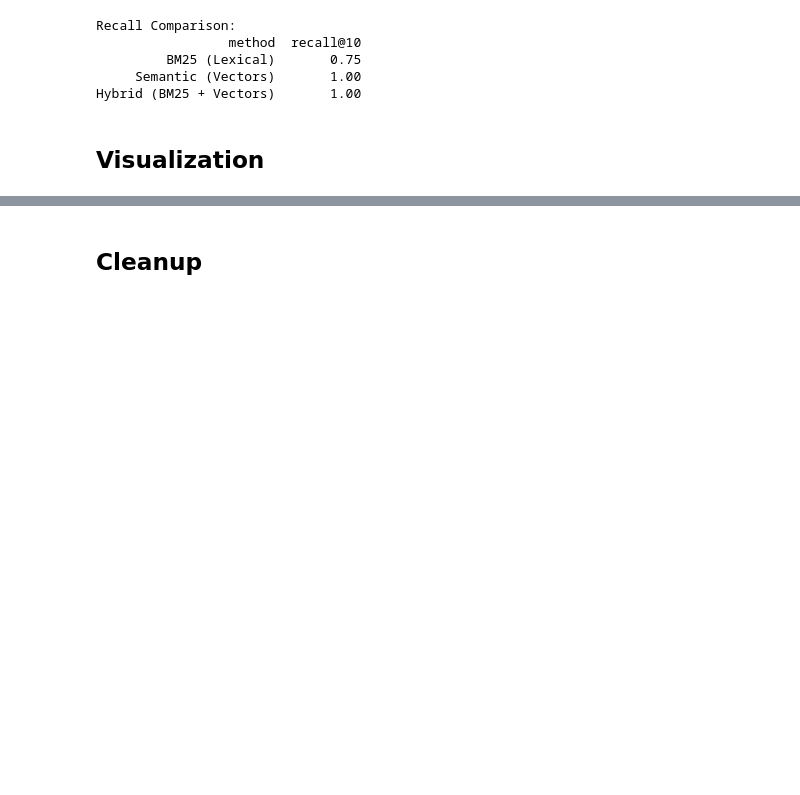
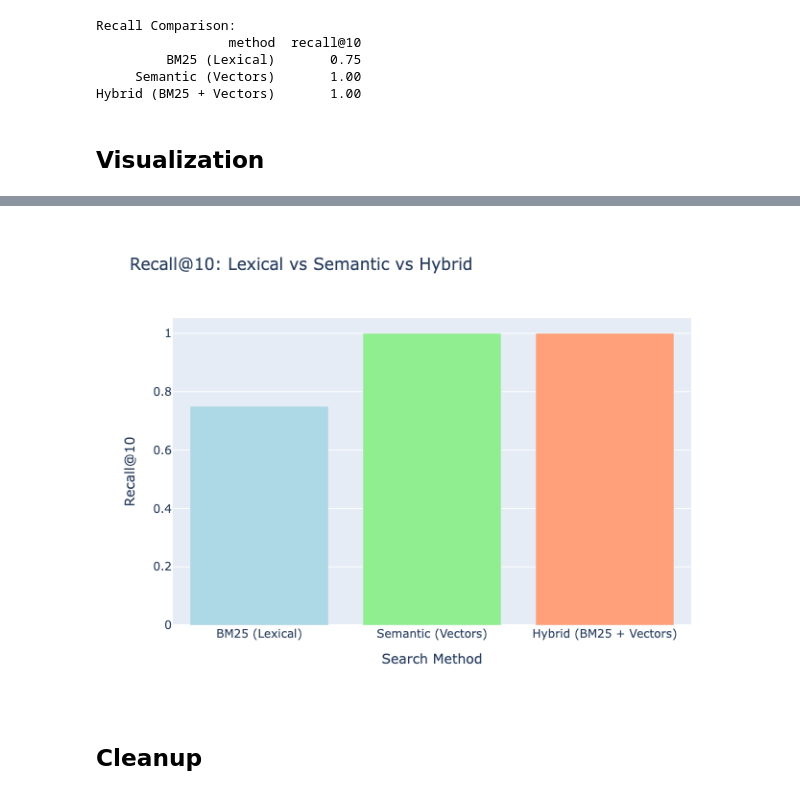
Before and after one commit to Delacrobix/Getting-started-with-relevance-tuning, a Jupyter notebook: notebook.ipynb, the cells around one changed output, grey strips where cells are left out. Cells and saved outputs as stored; diff of their text form; code cells hidden in the pictures; blank space fills up the shorter version.

Commit message:
changing the image rendering

```diff
--- a/notebook.ipynb
+++ b/notebook.ipynb
@@ -334,8 +334,6 @@ Hybrid (BM25 + Vectors)       1.00
 ## Visualization
 # %%
 # Create visualization comparing recall across methods
-from IPython.display import HTML
-
 fig = go.Figure()
 
 fig.add_trace(
@@ -354,5 +352,5 @@ fig.update_layout(
     height=500,
 )
 
-HTML(fig.to_html(include_plotlyjs="cdn"))
+fig.show(renderer="png")
 # %% [output]
@@ -360,3 +357,4 @@ HTML(fig.to_html(include_plotlyjs="cdn"))
+[figure, added]
 # %% [markdown]
 ## Cleanup
 # %%
```
Also changed, not shown: parts of 2 cells of this notebook.
